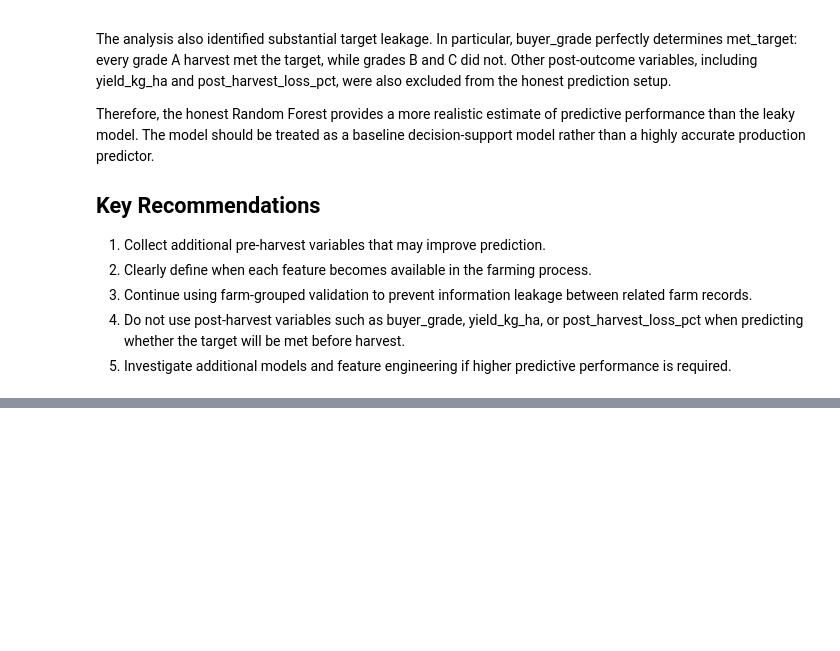
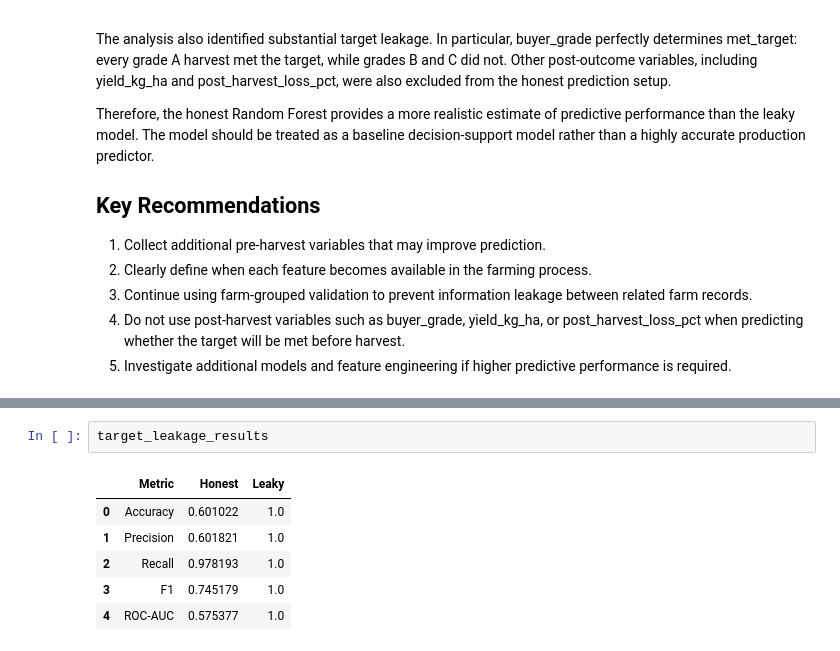
Before and after one commit to ngwadenseyneba-web/skye8-ds-ngwa-densey, a Jupyter notebook: notebooks/leakage.ipynb, the cells around one changed output, grey strips where cells are left out. Cells and saved outputs as stored; diff of their text form; blank space fills up the shorter version.

```diff
--- a/notebooks/leakage.ipynb
+++ b/notebooks/leakage.ipynb
@@ -1128,0 +1259,9 @@ accurate production predictor.
+# %%
+target_leakage_results
+# %% [output]
+|  | Metric | Honest | Leaky |
+| 0 | Accuracy | 0.601022 | 1.0 |
+| 1 | Precision | 0.601821 | 1.0 |
+| 2 | Recall | 0.978193 | 1.0 |
+| 3 | F1 | 0.745179 | 1.0 |
+| 4 | ROC-AUC | 0.575377 | 1.0 |
```
Also changed, not shown: parts of 19 cells of this notebook, 2 other files.
